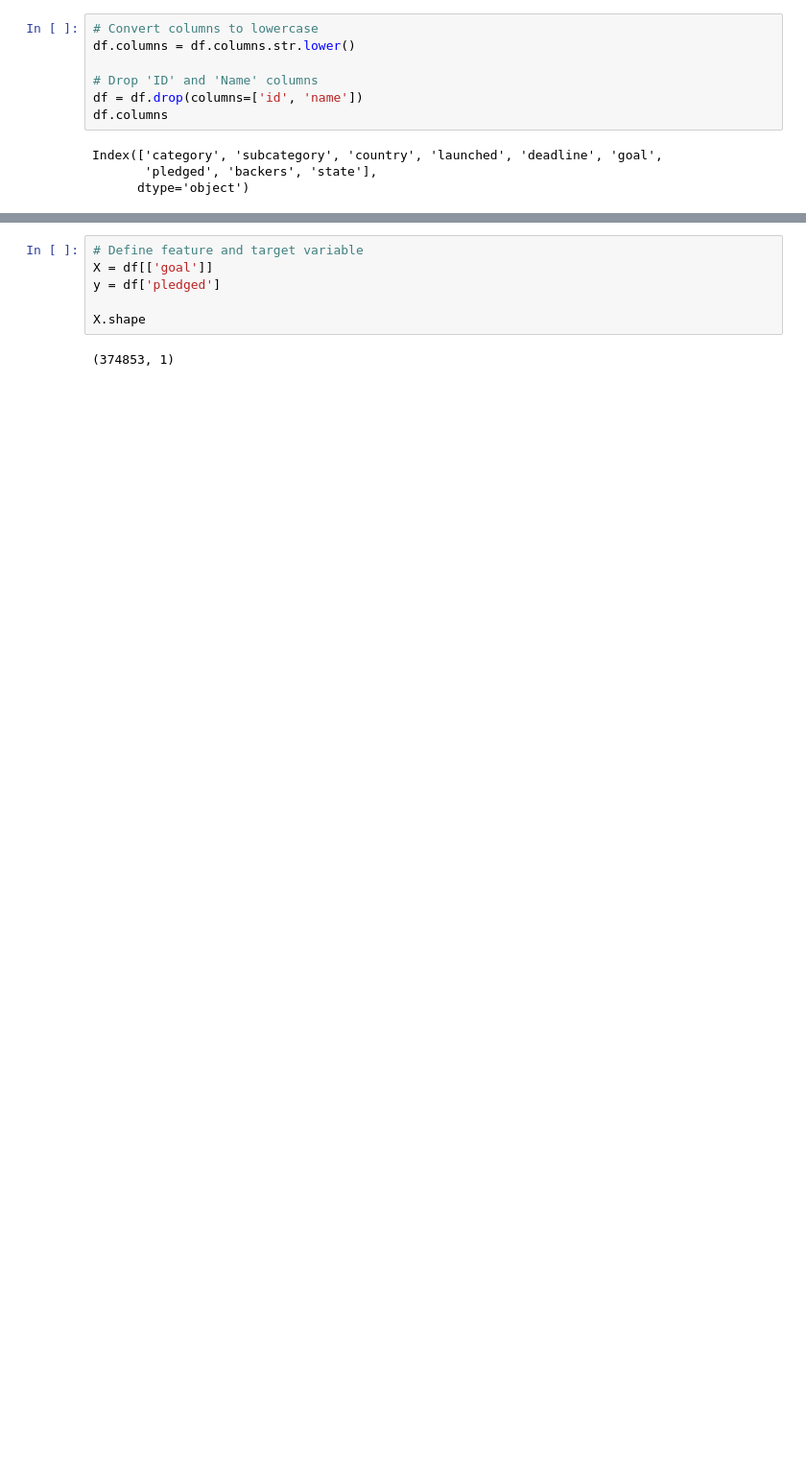
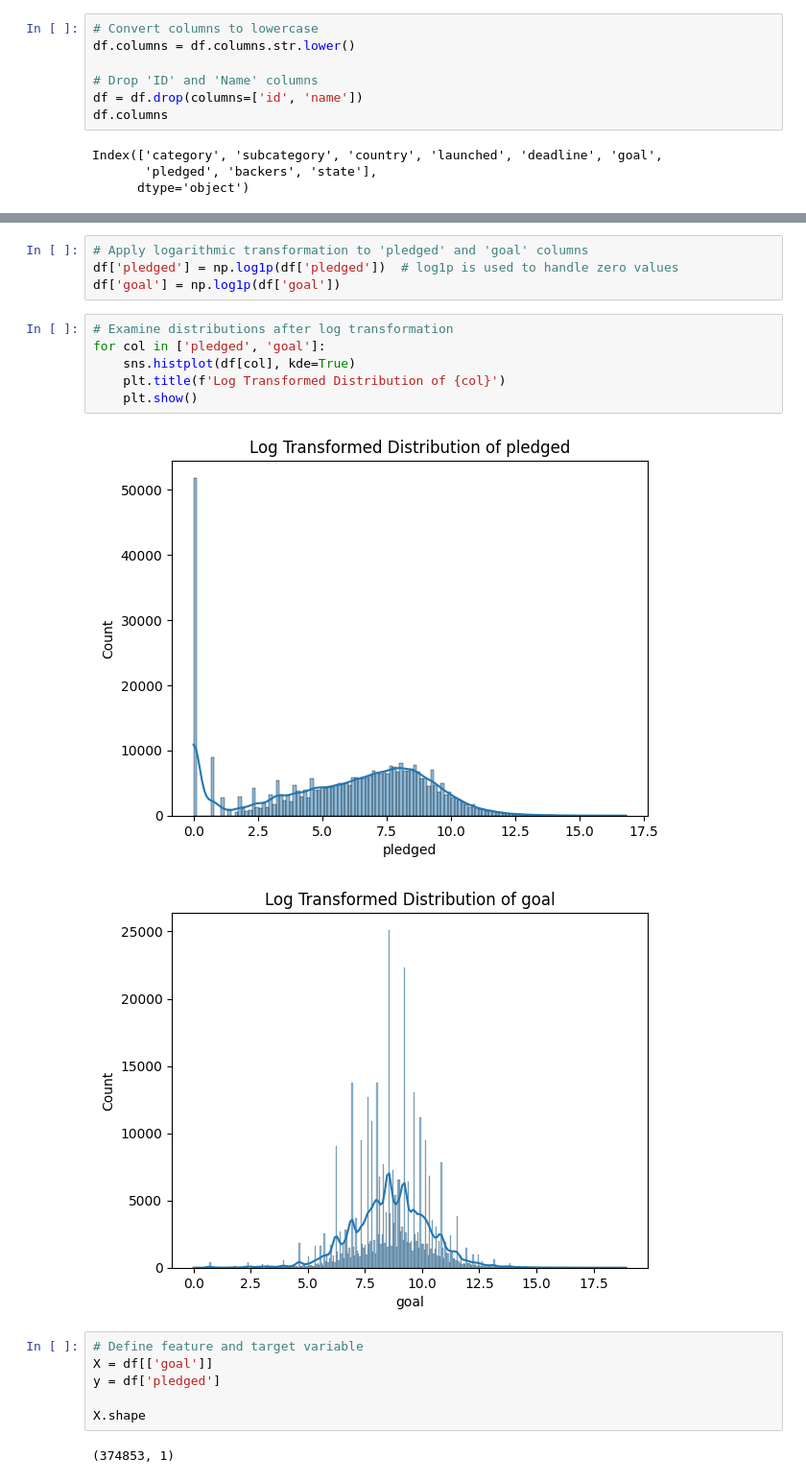
Before and after one commit to rouven-pampus/kickstart_masters, a Jupyter notebook: ML Baseline.ipynb, the cells around one changed output, grey strips where cells are left out. Shown at 96% size. Cells and saved outputs as stored; diff of their text form; blank space fills up the shorter version.

```diff
--- a/ML Baseline.ipynb
+++ b/ML Baseline.ipynb
@@ -53,3 +43,16 @@ df.describe()
+# %%
+# Apply logarithmic transformation to 'pledged' and 'goal' columns
+df['pledged'] = np.log1p(df['pledged'])  # log1p is used to handle zero values
+df['goal'] = np.log1p(df['goal'])
+# %%
+# Examine distributions after log transformation
+for col in ['pledged', 'goal']:
+    sns.histplot(df[col], kde=True)
+    plt.title(f'Log Transformed Distribution of {col}')
+    plt.show()
+# %% [output]
+[figure, added]
+[figure, added]
 # %%
 # Define feature and target variable
 X = df[['goal']]
```
Also changed, not shown: parts of 5 cells of this notebook.
